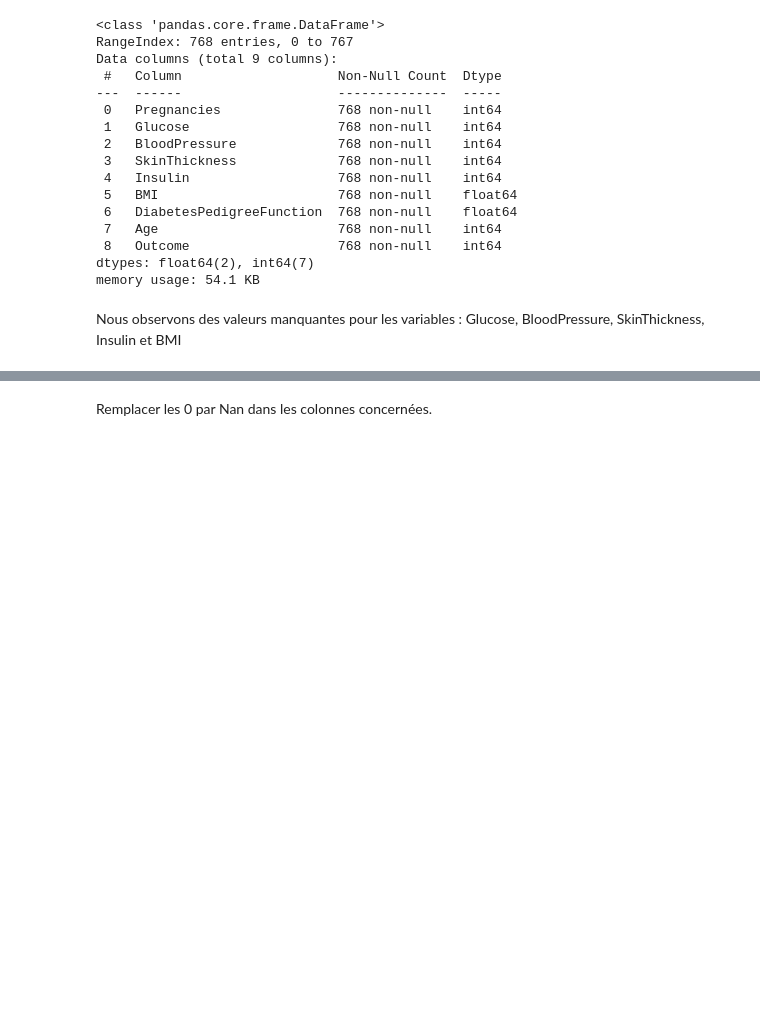
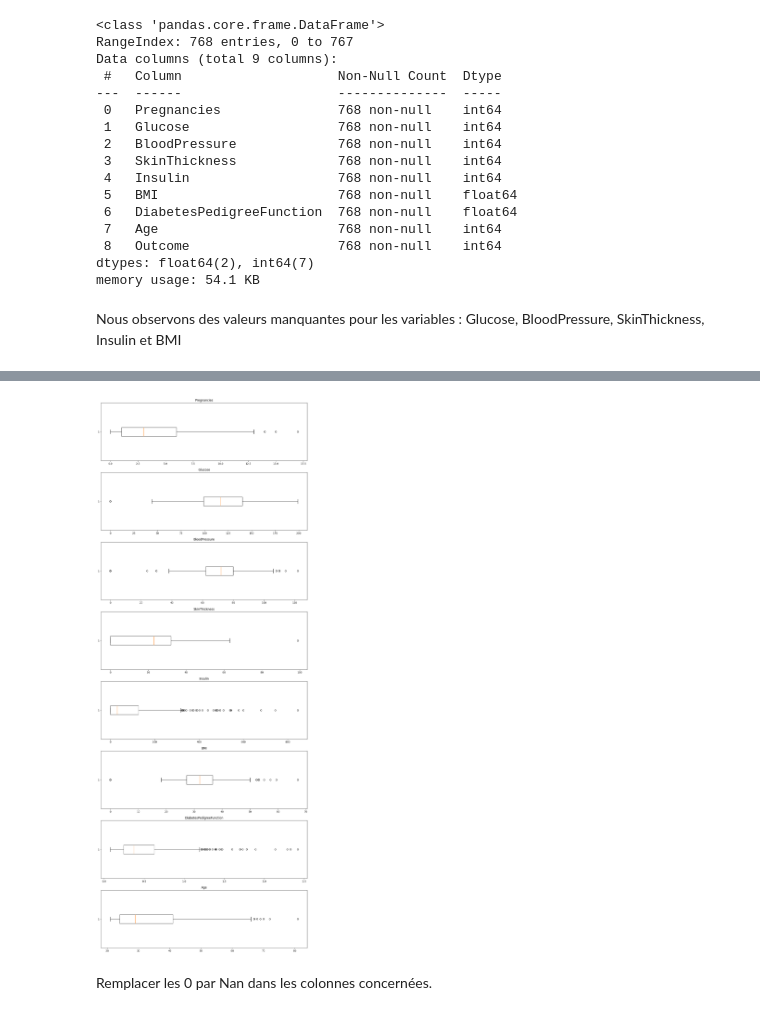
Before and after one commit to Eminaelle/Diabete_classification, a Jupyter notebook: diabetes.ipynb, the cells around one changed output, grey strips where cells are left out. Saved outputs shown, nothing was run; the diff lists cells and outputs as text; code cells hidden in the pictures; blank space fills up the shorter version.

```diff
--- a/diabetes.ipynb
+++ b/diabetes.ipynb
@@ -20,6 +20,7 @@ from sklearn.impute import KNNImputer
 from imblearn.over_sampling import SMOTE
 # %%
 data = pd.read_csv("diabetes.csv")
+features= ["Pregnancies", "Glucose", "BloodPressure", "SkinThickness", "Insulin", "BMI", "DiabetesPedigreeFunction", "Age"]
 # %% [markdown]
 ## 2. Exploration et nettoyage des données
 # %%
@@ -70,6 +65,14 @@ data.describe()
 | 50% | 3.000000 | 117.000000 | 72.000000 | 23.000000 | 30.500000 | 32.000000 | 0.372500 | 29.000000 | ... |
 | 75% | 6.000000 | 140.250000 | 80.000000 | 32.000000 | 127.250000 | 36.600000 | 0.626250 | 41.000000 | ... |
 | max | 17.000000 | 199.000000 | 122.000000 | 99.000000 | 846.000000 | 67.100000 | 2.420000 | 81.000000 | ... |
+# %%
+plt.figure(figsize=(15,40))
+for i, name in enumerate(features):
+    plt.subplot(len(features), 1, i+1)
+    plt.title(name)
+    plt.boxplot(data[name], vert=False)
+# %% [output]
+[figure, added]
 # %% [markdown]
 Remplacer les 0 par Nan dans les colonnes concernées.
 # %%
```
Also changed, not shown: parts of 19 cells of this notebook.
